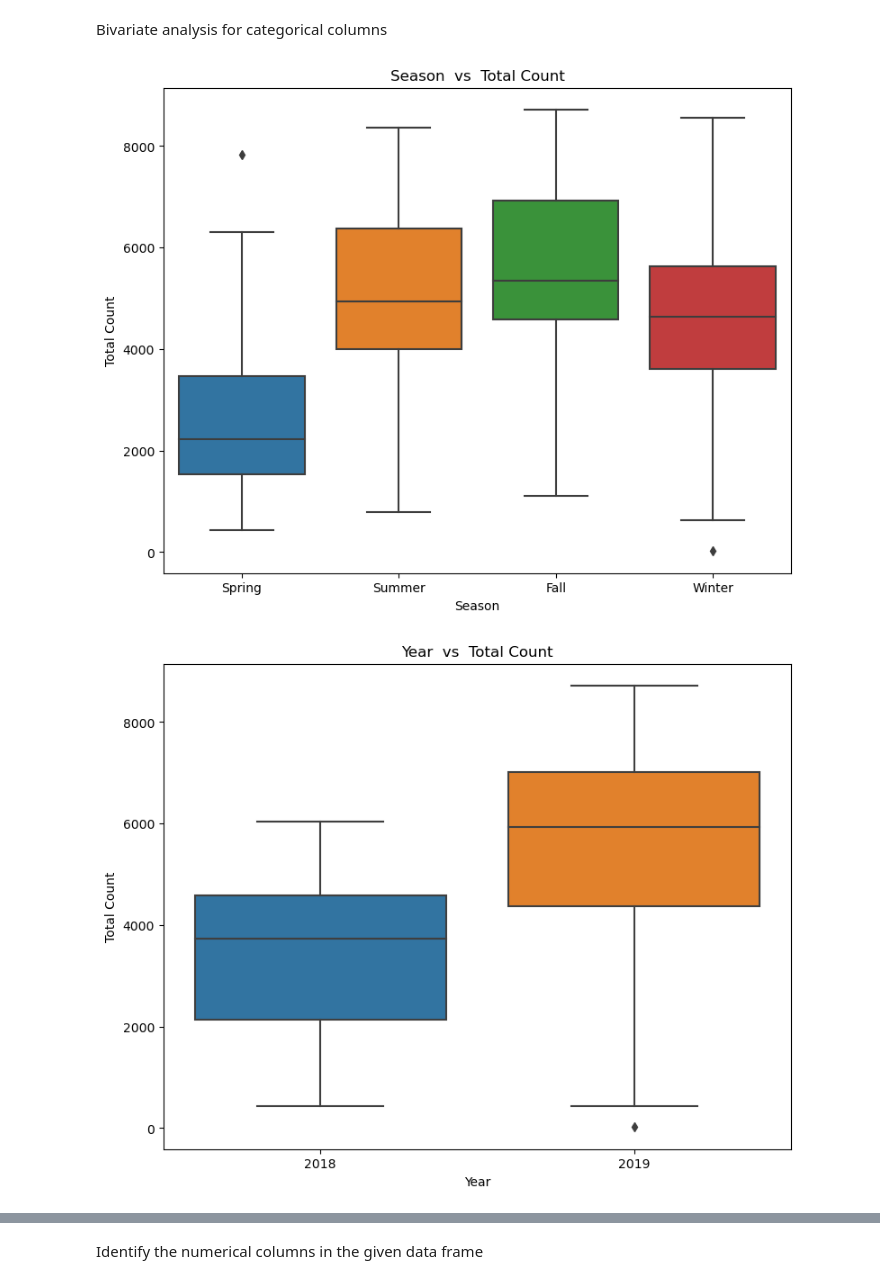
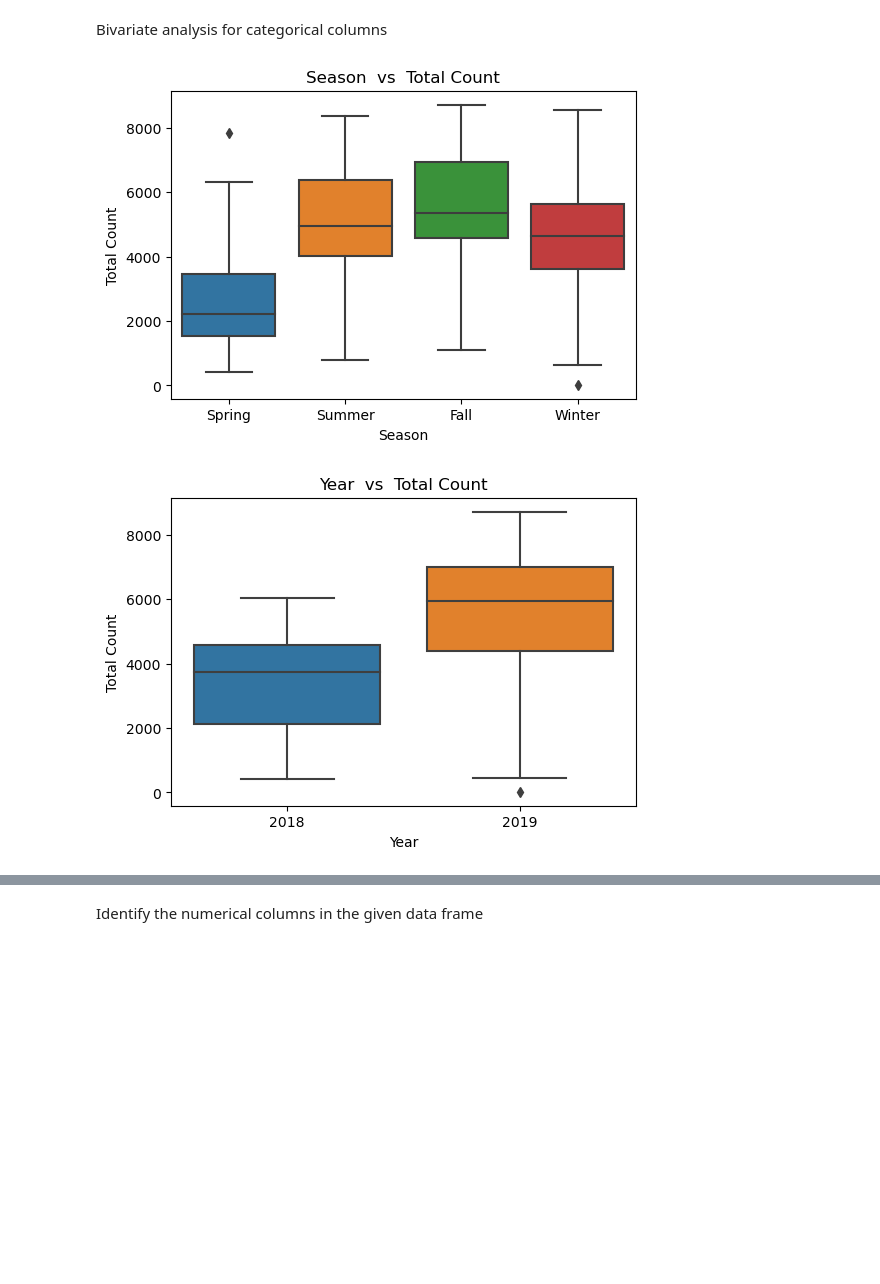
Before and after one commit to Aswani-ReddyKV/BikeSharing, a Jupyter notebook: Aswani_Reddy.ipynb, the cells around one changed output, grey strips where cells are left out. Cells and saved outputs as stored; diff of their text form; code cells hidden in the pictures; blank space fills up the shorter version.

```diff
--- a/Aswani_Reddy.ipynb
+++ b/Aswani_Reddy.ipynb
@@ -165,7 +165,7 @@ Univariate Analysis for categorical columns
 # %%
 
 for i in range(len(categorical_columns)):
-    plt.figure(figsize=[6,6])
+    plt.figure(figsize=[6,4])
     pltAxes = sns.countplot(data = bikesharing, x = categorical_columns[i])
     pltAxes.set_xlabel(categorical_xlabel[i])
     plt.show()
@@ -181,12 +186,12 @@ for i in range(len(categorical_columns)):
 Bivariate analysis for categorical columns
 # %%
 for i in range(len(categorical_columns)):
-    plt.figure(figsize=[9,7])
+    plt.figure(figsize=[6,4])
     pltAxes = sns.boxplot(bikesharing,x=categorical_columns[i],y='cnt')
     pltAxes.set_xlabel(categorical_xlabel[i])
     pltAxes.set_ylabel('Total Count')
     pltAxes.set_title( categorical_xlabel[i] + '  vs  Total Count')
     plt.show()
 # %% [output]
-[figure, old version]
+[figure, new version]
-[figure, old version]
+[figure, new version]
```
Also changed, not shown: parts of 10 cells of this notebook.
